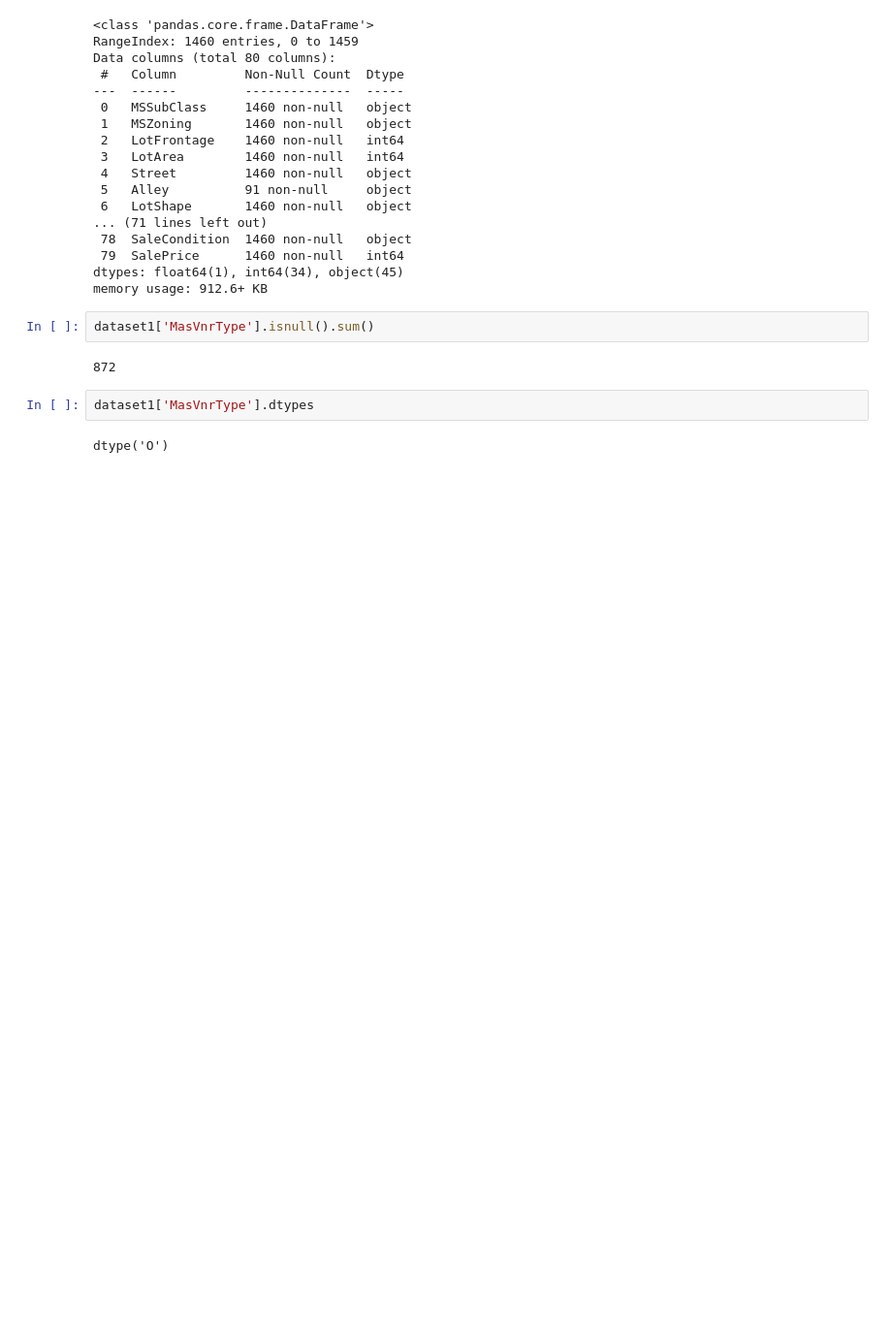
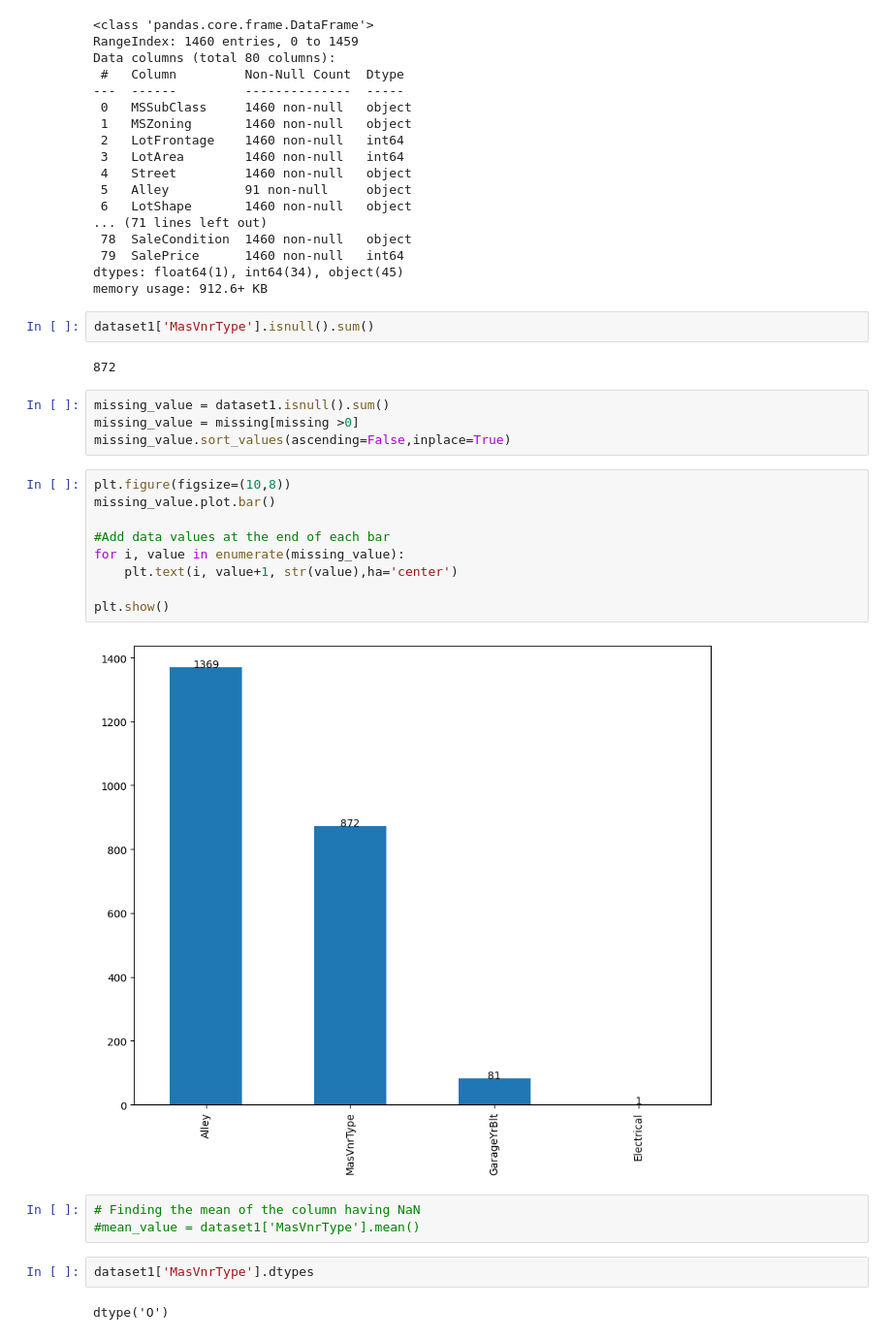
Before and after one commit to Meenakshigupta6527/EDA-for-Real-Estate-Pricing, a Jupyter notebook: Exploratory_Data_Analysis_for_Real_Estate_Pricing.ipynb, the cells around one changed output. Shown at 97% size. Cells and saved outputs as stored; diff of their text form; blank space fills up the shorter version.

```diff
--- a/Exploratory_Data_Analysis_for_Real_Estate_Pricing.ipynb
+++ b/Exploratory_Data_Analysis_for_Real_Estate_Pricing.ipynb
@@ -161,6 +165,24 @@ memory usage: 912.6+ KB
 dataset1['MasVnrType'].isnull().sum()
 # %% [output]
 872
+# %%
+missing_value = dataset1.isnull().sum()
+missing_value = missing[missing >0]
+missing_value.sort_values(ascending=False,inplace=True)
+# %%
+plt.figure(figsize=(10,8))
+missing_value.plot.bar()
+
+#Add data values at the end of each bar
+for i, value in enumerate(missing_value):
+    plt.text(i, value+1, str(value),ha='center')
+
+plt.show()
+# %% [output]
+[figure, added]
+# %%
+# Finding the mean of the column having NaN
+#mean_value = dataset1['MasVnrType'].mean()
 # %%
 dataset1['MasVnrType'].dtypes
 # %% [output]
```
Also changed, not shown: parts of 4 cells of this notebook.
